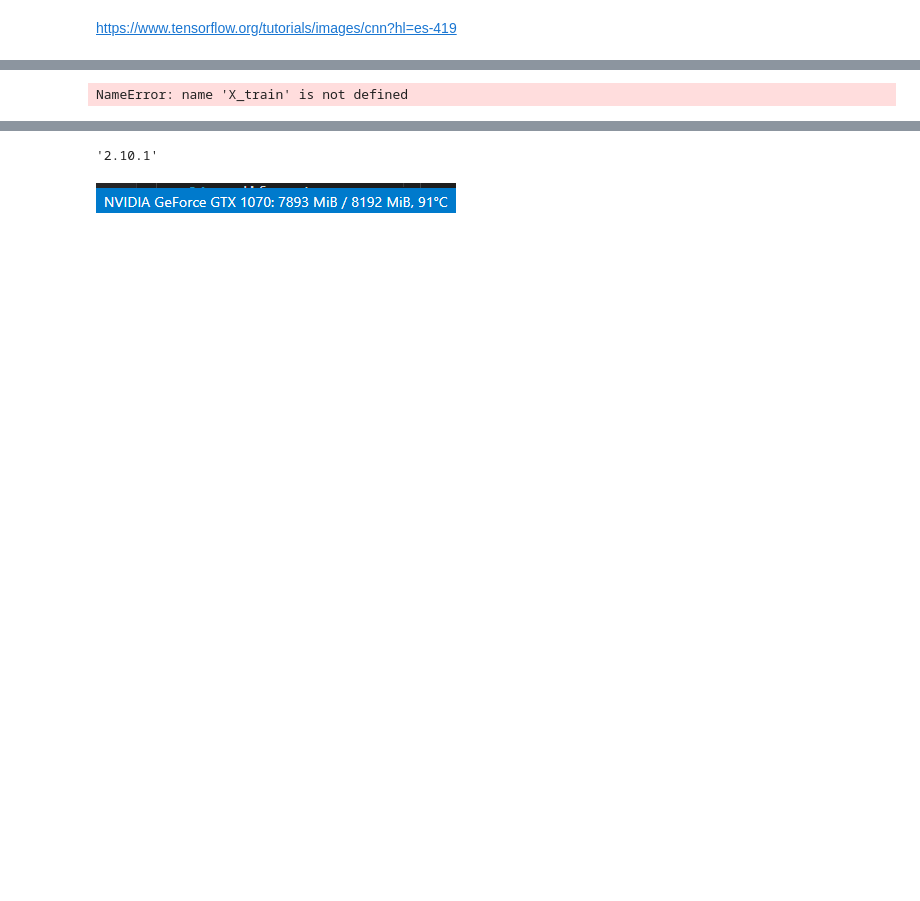
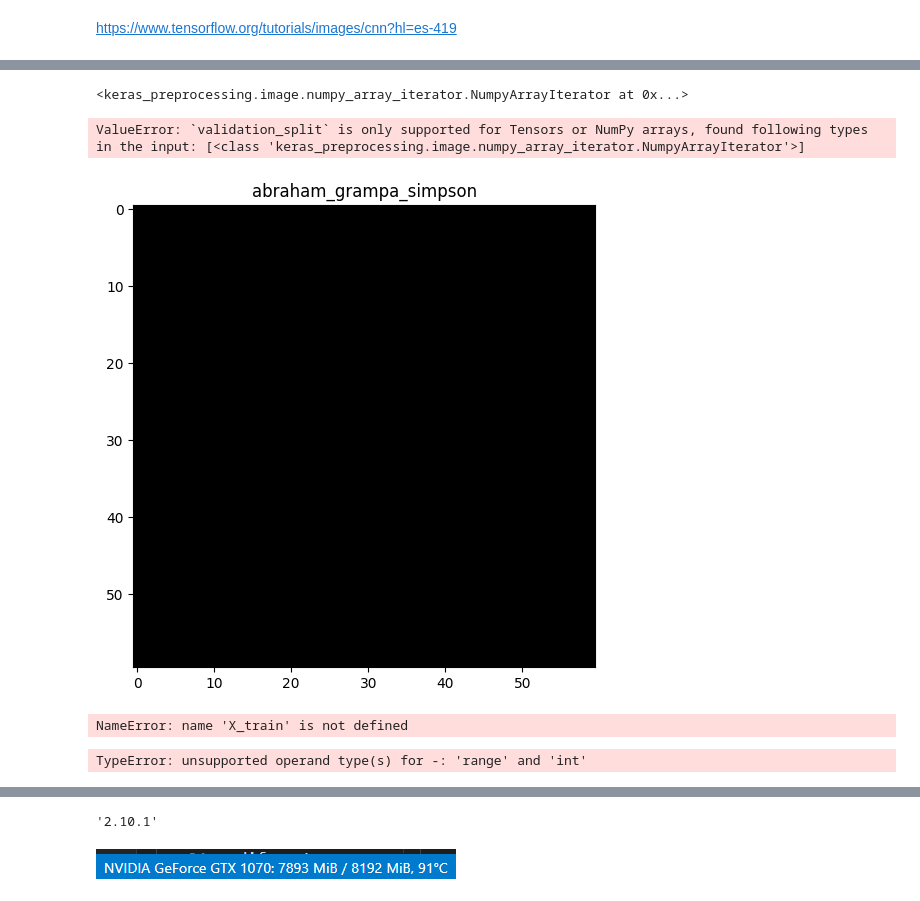
Before and after one commit to DenisFZelaya/PLN-ACT2, a Jupyter notebook: Act2/Actividad_2DFZ.ipynb, the cells around one changed output, grey strips where cells are left out. Cells and saved outputs as stored; diff of their text form; code cells hidden in the pictures; blank space fills up the shorter version.

```diff
--- a/Act2/Actividad_2DFZ.ipynb
+++ b/Act2/Actividad_2DFZ.ipynb
@@ -746,0 +733,17 @@ datagen = keras.preprocessing.image.ImageDataGenerator(
+# %%
+# Entrenar el modelo usando el generador de datos
+train_generator = train_datagen.flow(X, y, batch_size=batch_size)
+# %% [output]
+<keras_preprocessing.image.numpy_array_iterator.NumpyArrayIterator at 0x...>
+# %%
+
+history_da = model_fc_da.fit(train_generator,y_train_tf, validation_steps=3, verbose=1,epochs=epochs, batch_size=batch_size,validation_split=0.2)
+# %% [output]
+ValueError: `validation_split` is only supported for Tensors or NumPy arrays, found following types in the input: [<class 'keras_preprocessing.image.numpy_array_iterator.NumpyArrayIterator'>]
+# %%
+img_batch, label_batch = train_generator.next()
+plt.imshow(img_batch[0])
+plt.title(MAP_CHARACTERS[np.argmax(label_batch[0])])
+plt.show()
+# %% [output]
+[figure, added]
@@ -767,3 +796,62 @@ Y_pred_classes = np.argmax(y_pred, axis = 1)
 Y_true = np.argmax(Y_test, axis = 1)
 # %% [output]
 NameError: name 'X_train' is not defined
+# %%
+# Normalizar las imágenes
+X = X.astype('float32') / 255.0
+X_t = X_t.astype('float32') / 255.0
+
+# Crear el generador de datos para entrenamiento con aumento de datos
+train_datagen = ImageDataGenerator(
+    rescale=1./255,  # Normaliza los datos
+    rotation_range=40,
+    width_shift_range=0.2,
+    height_shift_range=0.2,
+    shear_range=0.2,
+    zoom_range=0.2,
+    horizontal_flip=True
+)
+
+# Crear el generador de datos para validación sin aumento de datos
+test_datagen = ImageDataGenerator(rescale=1./255)
+
+# Dividir manualmente el conjunto de datos en entrenamiento y validación
+num_samples = len(X)
+indices = np.arange(num_samples)
+np.random.shuffle(indices)
+
+split_index = int(num_samples * 0.8)
+train_indices = indices[:split_index]
+val_indices = indices[split_index:]
+
+X_train, y_train = X[train_indices], y[train_indices]
+X_val, y_val = X[val_indices], y[val_indices]
+
+# Crear generadores para entrenamiento y validación a partir de imágenes en memoria
+train_generator = train_datagen.flow(
+    X_train,          # Array de imágenes de entrenamiento
+    y_train,          # Array de etiquetas de entrenamiento
+    batch_size=batch_size
+)
+
+validation_generator = test_datagen.flow(
+    X_val,            # Array de imágenes de validación
+    y_val,            # Array de etiquetas de validación
+    batch_size=batch_size
+)
+
+# Calcular los pasos por época
+steps_per_epoch = len(train_generator)
+validation_steps = len(validation_generator)
+
+# Entrenar el modelo usando los generadores de datos
+history_da = model_fc_da.fit(
+    train_generator,
+    validation_data=validation_generator,
+    steps_per_epoch=steps_per_epoch,
+    validation_steps=validation_steps,
+    epochs=epochs,
+    verbose=1
+)
+# %% [output]
+TypeError: unsupported operand type(s) for -: 'range' and 'int'
```
Also changed, not shown: parts of 33 cells of this notebook, 3 other files.
